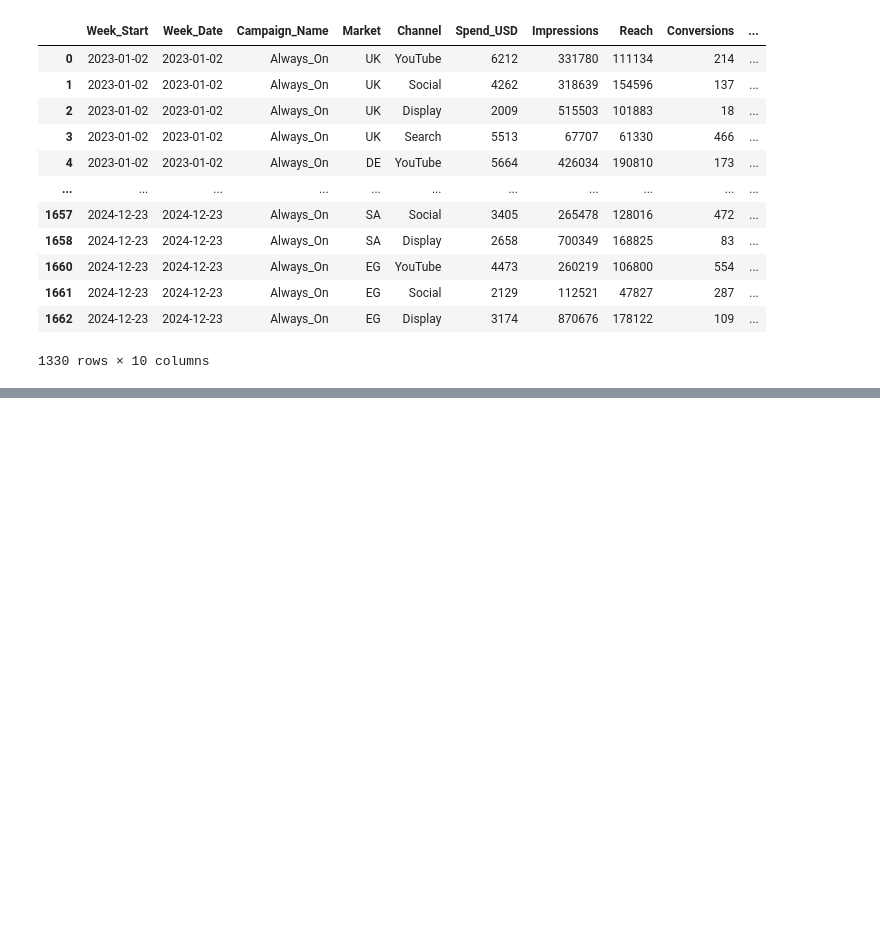
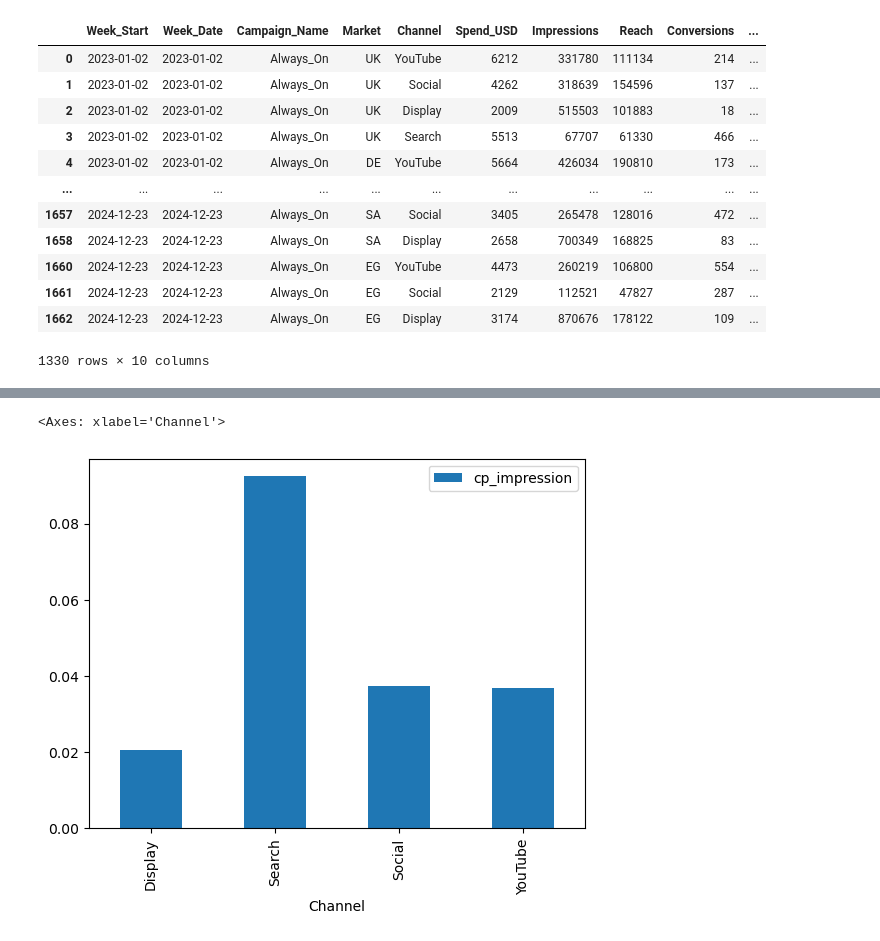
Before and after one commit to winniechebet/DigData-X-Google-GeminiPro-Marketing-Campaign-Analysis, a Jupyter notebook: campaign_data_inspection.ipynb, the cells around one changed output, grey strips where cells are left out. Cells and saved outputs as stored; diff of their text form; code cells hidden in the pictures; blank space fills up the shorter version.

```diff
--- a/campaign_data_inspection.ipynb
+++ b/campaign_data_inspection.ipynb
@@ -318,0 +348,18 @@ efficiencies(unskewed_impressions, "impression")
+# %%
+ax_top_right = axes[0, 1]
+c_per_r_channelwise = pd.pivot_table(efficiencies(unskewed_reach, "reach"), "cp_reach", "Channel", aggfunc="mean")
+c_per_r_channelwise.plot(kind="bar", ax=ax_top_right)
+
+ax_top_right.set(
+    xlabel="Channel",
+    ylabel="Mean Cost Per Reach"
+)
+
+c_per_i_channelwise = pd.pivot_table(efficiencies(unskewed_impressions, "impression"), "cp_impression", "Channel", aggfunc="mean")
+c_per_i_channelwise.plot(kind="bar")
+
+c_per_c_channelwise = pd.pivot_table(efficiencies(unskewed_conversions, "conversion"), "cp_conversion", "Channel", aggfunc="mean")
+c_per_c_channelwise.plot(kind="bar")
+# %% [output]
+<Axes: xlabel='Channel'>
+[figure, added]
```
Also changed, not shown: parts of 13 cells of this notebook.
